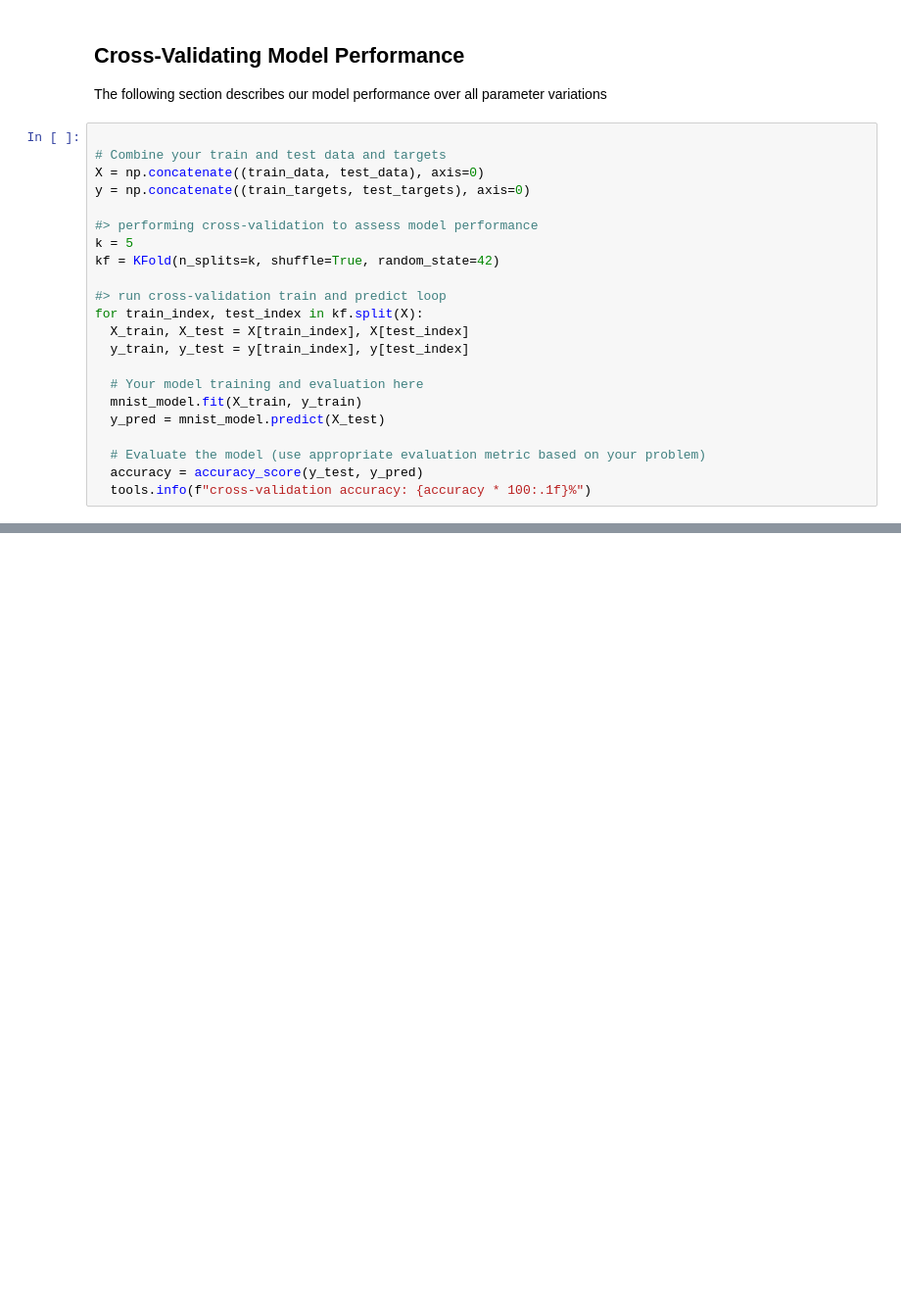
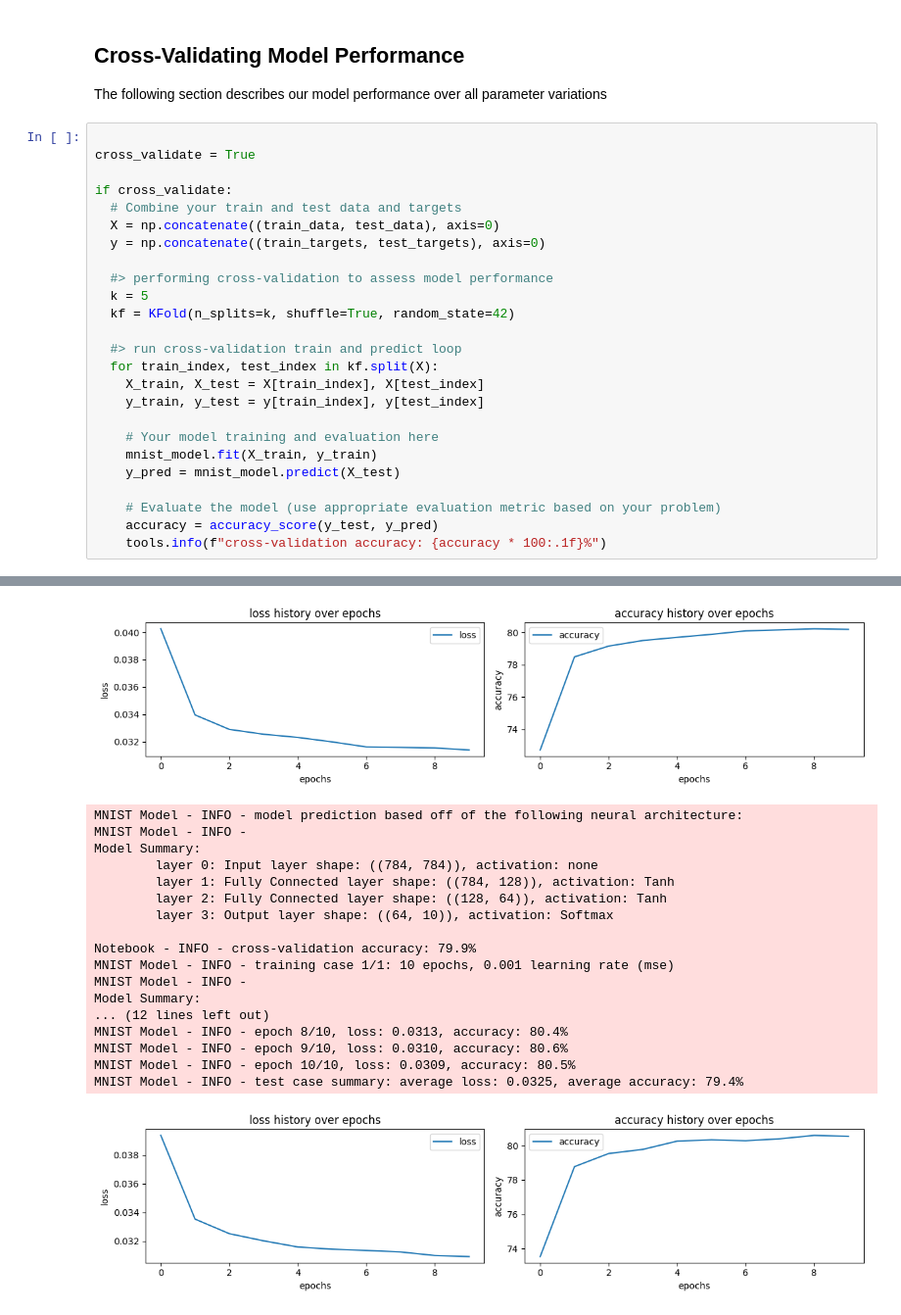
Before and after one commit to juanppalacios/ml-challenge-3, a Jupyter notebook: notebook/ml_challenge_3.ipynb, the cells around one changed output, grey strips where cells are left out. Shown at 98% size. Cells and saved outputs as stored; diff of their text form; blank space fills up the shorter version.

```diff
--- a/notebook/ml_challenge_3.ipynb
+++ b/notebook/ml_challenge_3.ipynb
@@ -93,23 +112,27 @@ mnist_model.configure(parameters = parameters)
 The following section describes our model performance over all parameter variations
 # %%
 
-# Combine your train and test data and targets
-X = np.concatenate((train_data, test_data), axis=0)
-y = np.concatenate((train_targets, test_targets), axis=0)
+cross_validate = True
 
-#> performing cross-validation to assess model performance
-k = 5
-kf = KFold(n_splits=k, shuffle=True, random_state=42)
+if cross_validate:
+  # Combine your train and test data and targets
+  X = np.concatenate((train_data, test_data), axis=0)
+  y = np.concatenate((train_targets, test_targets), axis=0)
 
-#> run cross-validation train and predict loop
-for train_index, test_index in kf.split(X):
-  X_train, X_test = X[train_index], X[test_index]
-  y_train, y_test = y[train_index], y[test_index]
+  #> performing cross-validation to assess model performance
+  k = 5
+  kf = KFold(n_splits=k, shuffle=True, random_state=42)
 
-  # Your model training and evaluation here
-  mnist_model.fit(X_train, y_train)
-  y_pred = mnist_model.predict(X_test)
+  #> run cross-validation train and predict loop
+  for train_index, test_index in kf.split(X):
+    X_train, X_test = X[train_index], X[test_index]
+    y_train, y_test = y[train_index], y[test_index]
 
-  # Evaluate the model (use appropriate evaluation metric based on your problem)
-  accuracy = accuracy_score(y_test, y_pred)
-  tools.info(f"cross-validation accuracy: {accuracy * 100:.1f}%")
+    # Your model training and evaluation here
+    mnist_model.fit(X_train, y_train)
+    y_pred = mnist_model.predict(X_test)
+
+    # Evaluate the model (use appropriate evaluation metric based on your problem)
+    accuracy = accuracy_score(y_test, y_pred)
+    tools.info(f"cross-validation accuracy: {accuracy * 100:.1f}%")
+# %% [output]
@@ -115,0 +158,19 @@ for train_index, test_index in kf.split(X):
+[figure, added]
+MNIST Model - INFO - model prediction based off of the following neural architecture:
+MNIST Model - INFO -
+Model Summary:
+        layer 0: Input layer shape: ((784, 784)), activation: none
+        layer 1: Fully Connected layer shape: ((784, 128)), activation: Tanh
+        layer 2: Fully Connected layer shape: ((128, 64)), activation: Tanh
+        layer 3: Output layer shape: ((64, 10)), activation: Softmax
+
+Notebook - INFO - cross-validation accuracy: 79.9%
+MNIST Model - INFO - training case 1/1: 10 epochs, 0.001 learning rate (mse)
+MNIST Model - INFO -
+Model Summary:
+... (12 lines left out)
+MNIST Model - INFO - epoch 8/10, loss: 0.0313, accuracy: 80.4%
+MNIST Model - INFO - epoch 9/10, loss: 0.0310, accuracy: 80.6%
+MNIST Model - INFO - epoch 10/10, loss: 0.0309, accuracy: 80.5%
+MNIST Model - INFO - test case summary: average loss: 0.0325, average accuracy: 79.4%
+[figure, added]
```
Also changed, not shown: parts of 11 cells of this notebook, 8 other files.
